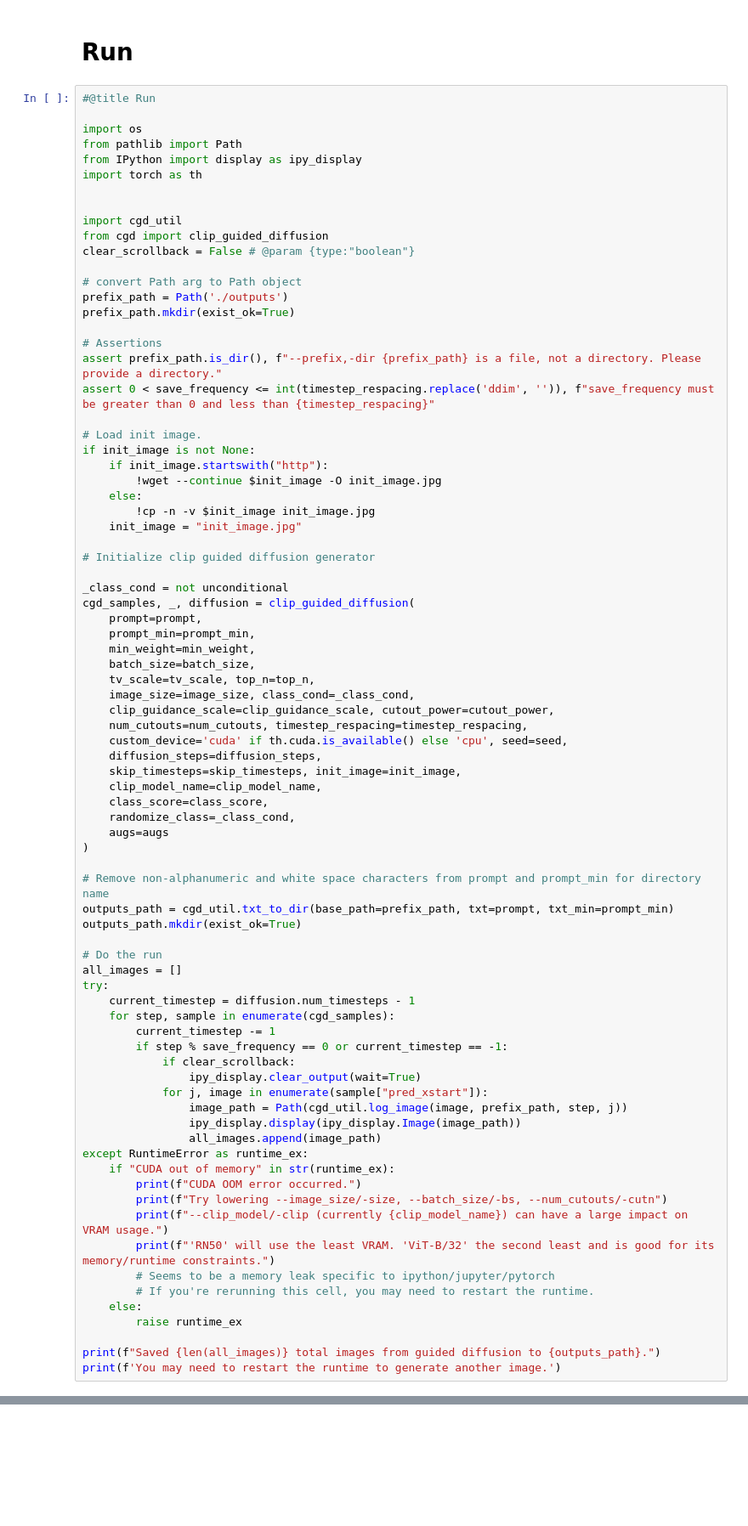
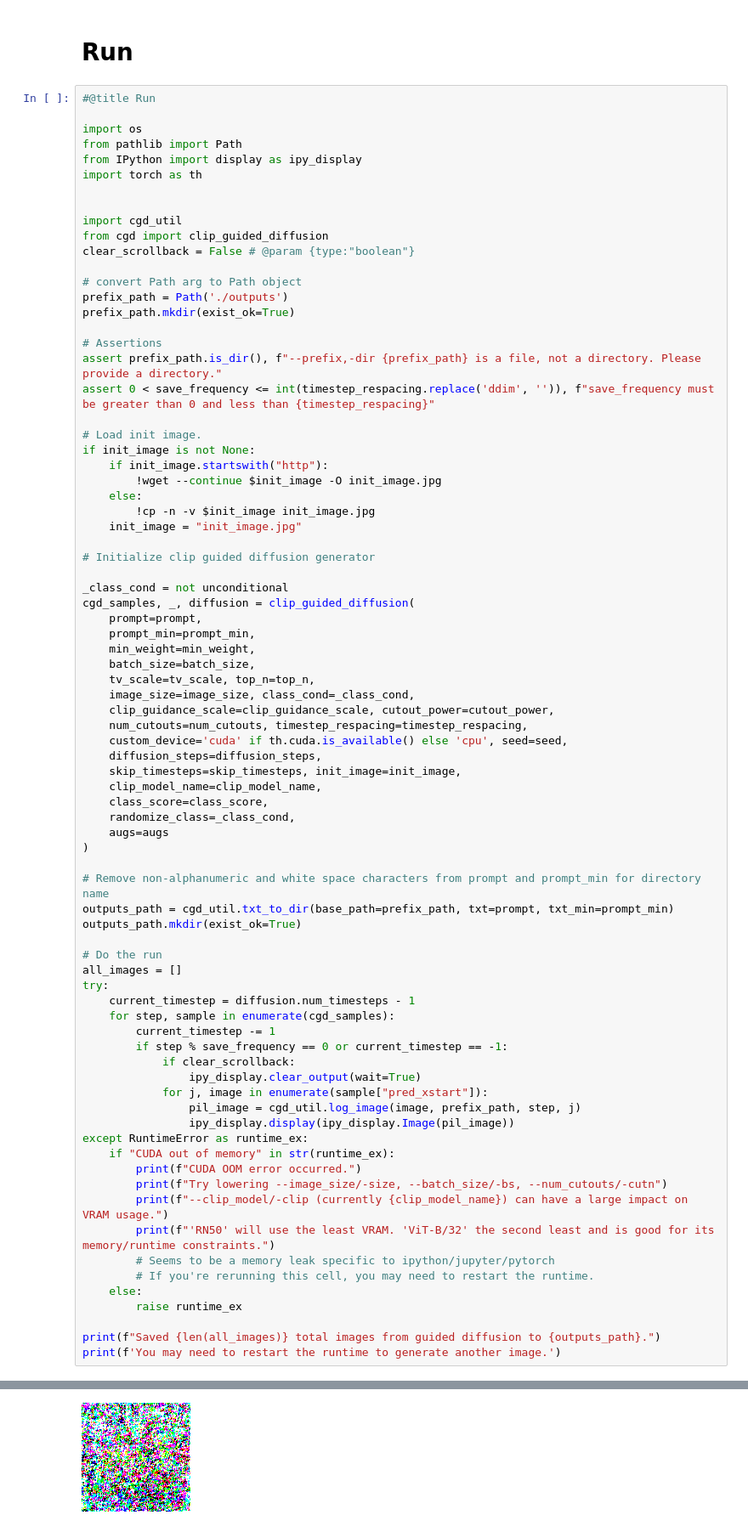
Before and after one commit to afiaka87/clip-guided-diffusion, a Jupyter notebook: cgd.ipynb, the cells around one changed output, grey strips where cells are left out. Shown at 85% size. Saved outputs shown, nothing was run; the diff lists cells and outputs as text; blank space fills up the shorter version.

```diff
--- a/cgd.ipynb
+++ b/cgd.ipynb
@@ -193,9 +193,8 @@ try:
             if clear_scrollback:
                 ipy_display.clear_output(wait=True)
             for j, image in enumerate(sample["pred_xstart"]):
-                image_path = Path(cgd_util.log_image(image, prefix_path, step, j))
-                ipy_display.display(ipy_display.Image(image_path))
-                all_images.append(image_path)
+                pil_image = cgd_util.log_image(image, prefix_path, step, j)
+                ipy_display.display(ipy_display.Image(pil_image))
 except RuntimeError as runtime_ex:
     if "CUDA out of memory" in str(runtime_ex):
         print(f"CUDA OOM error occurred.")
@@ -209,3 +208,4 @@ except RuntimeError as runtime_ex:
 
 print(f"Saved {len(all_images)} total images from guided diffusion to {outputs_path}.")
 print(f'You may need to restart the runtime to generate another image.')
+# %% [output]
@@ -211,0 +214 @@ print(f'You may need to restart the runtime to generate another image.')
+[figure, added]
```
Also changed, not shown: parts of 1 cell of this notebook, 2 other files.
